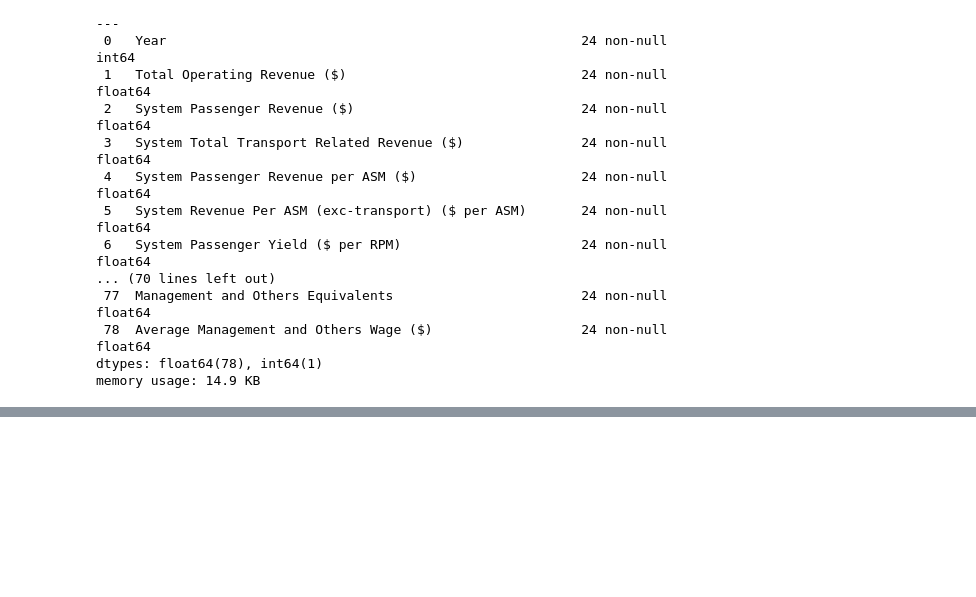
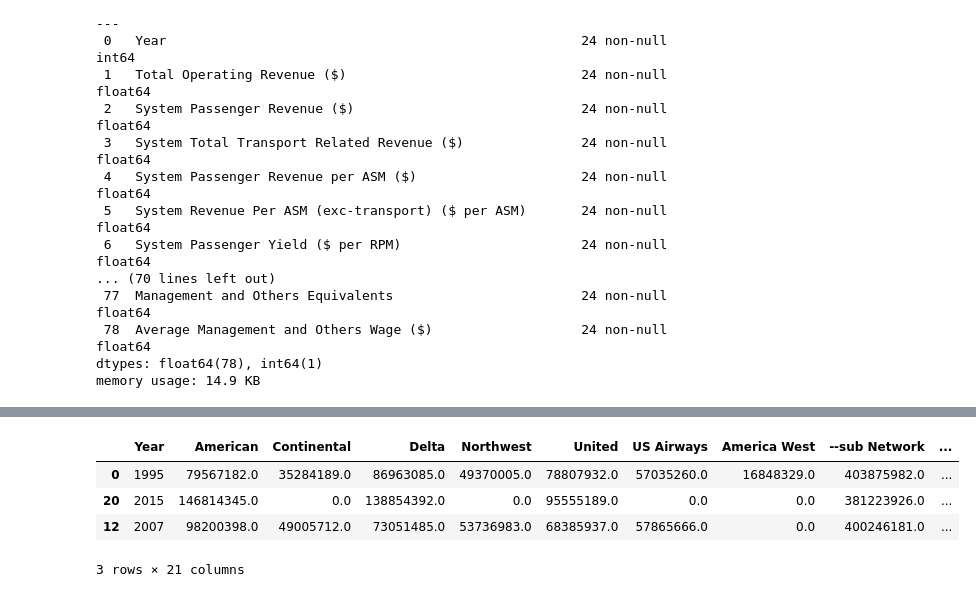
Before and after one commit to fredyen/airline-data-analysis, a Jupyter notebook: airline-da.ipynb, the cells around one changed output, grey strips where cells are left out. Drawn from its saved outputs; the diff is of its cells as text; code cells hidden in the pictures; blank space fills up the shorter version.

```diff
--- a/airline-da.ipynb
+++ b/airline-da.ipynb
@@ -60,0 +84,2 @@ memory usage: 14.9 KB
+# %%
+airline_passengers = pd.read_csv('airline_passengers.csv')
@@ -60,0 +106,8 @@ memory usage: 14.9 KB
+# %%
+airline_passengers.sample(3)
+# %% [output]
+|  | Year | American | Continental | Delta | Northwest | United | US Airways | America West | --sub Network | ... |
+| 0 | 1995 | 79567182.0 | 35284189.0 | 86963085.0 | 49370005.0 | 78807932.0 | 57035260.0 | 16848329.0 | 403875982.0 | ... |
+| 20 | 2015 | 146814345.0 | 0.0 | 138854392.0 | 0.0 | 95555189.0 | 0.0 | 0.0 | 381223926.0 | ... |
+| 12 | 2007 | 98200398.0 | 49005712.0 | 73051485.0 | 53736983.0 | 68385937.0 | 57865666.0 | 0.0 | 400246181.0 | ... |
+3 rows × 21 columns
```
Also changed, not shown: parts of 10 cells of this notebook.
